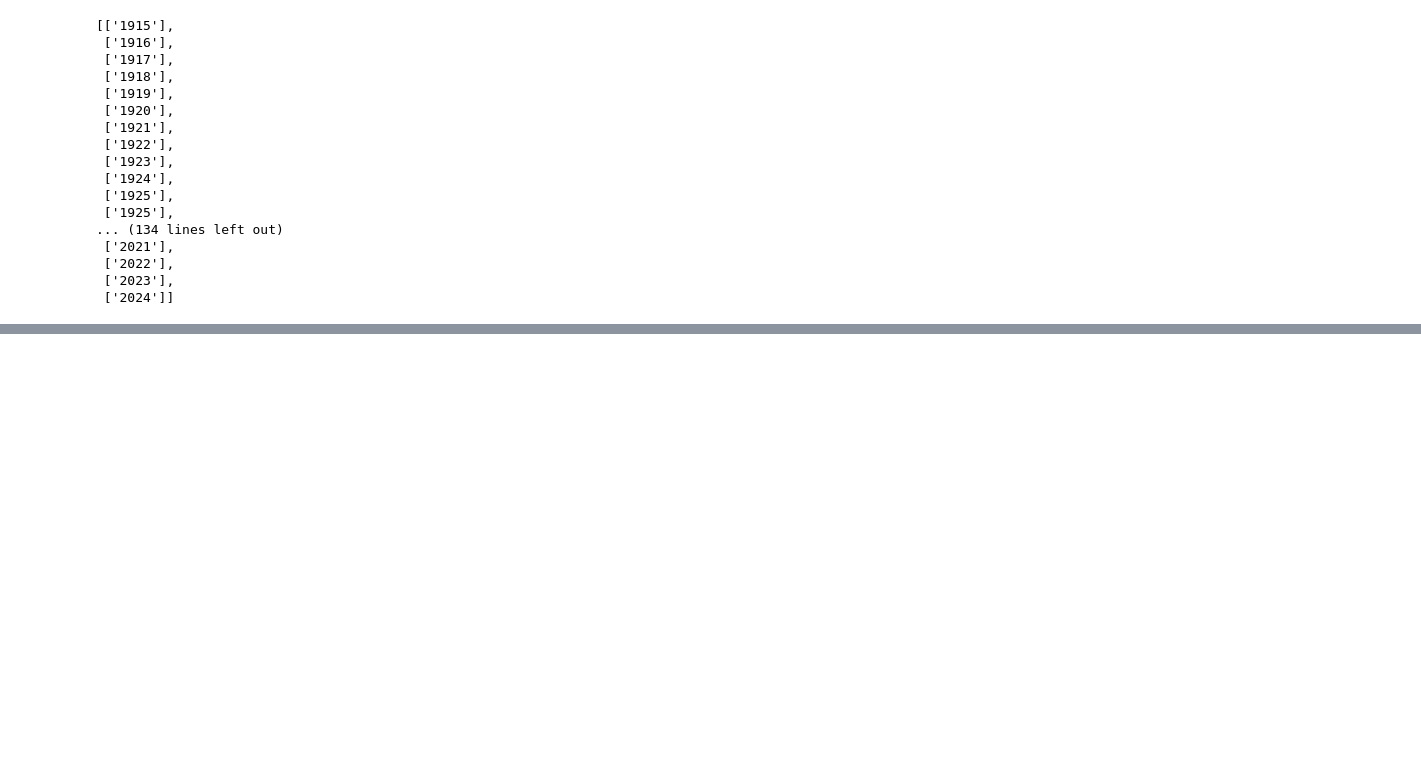
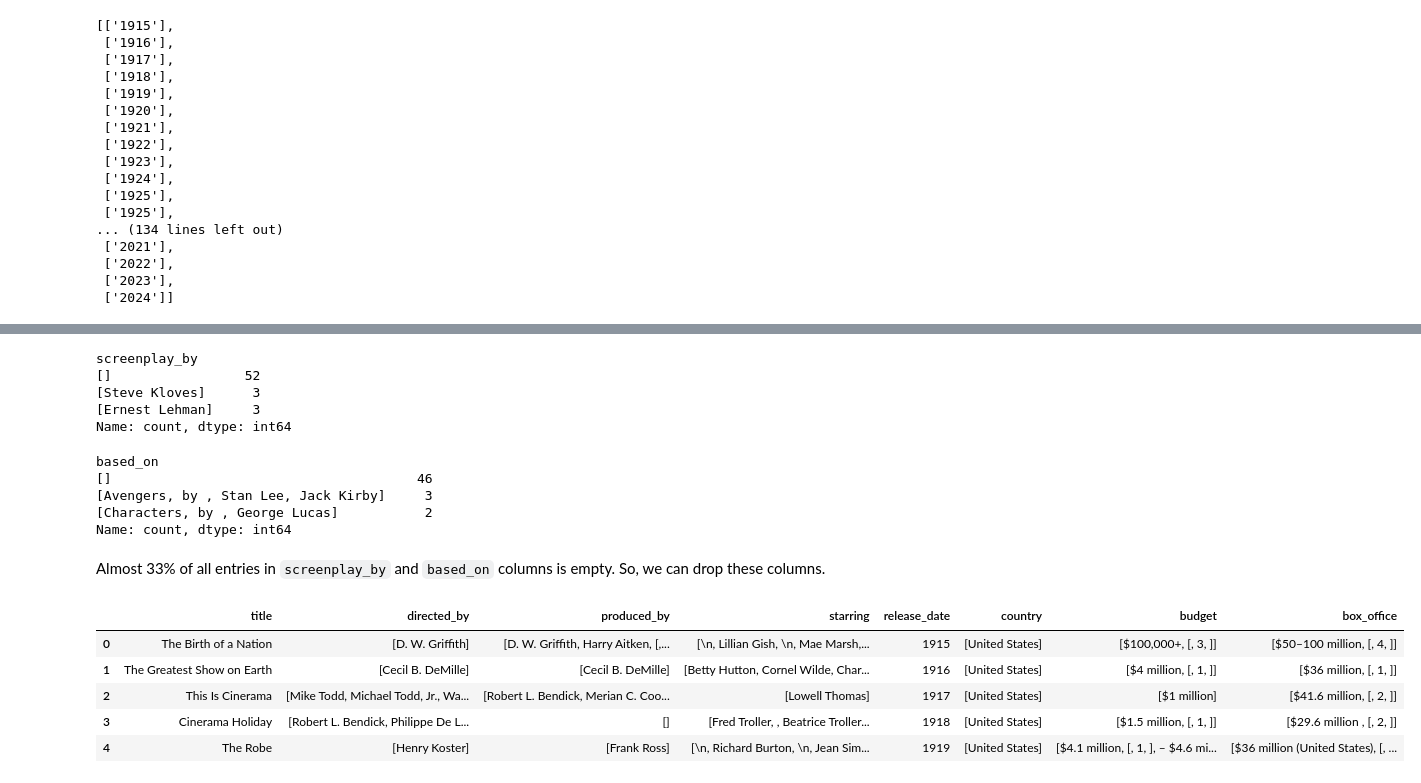
Before and after one commit to RelentlessViper/wikipedia_film_stats_parser, a Jupyter notebook: dwv_as1.ipynb, the cells around one changed output, grey strips where cells are left out. Saved outputs shown, nothing was run; the diff lists cells and outputs as text; code cells hidden in the pictures; blank space fills up the shorter version.

```diff
--- a/dwv_as1.ipynb
+++ b/dwv_as1.ipynb
@@ -240,3 +241,6 @@ df.head()
 | 2 | This Is Cinerama | [.mw-parser-output .plainlist ol,... | [] | [] | [Robert L. Bendick, Merian C. Coo... | [Lowell Thomas] | [1917] | [United States] | [$1 million] | ... |
 | 3 | Cinerama Holiday | [Robert L. Bendick, Philippe De L... | [] | [] | [] | [Fred Troller, , Beatrice Troller... | [1918] | [United States] | [$1.5 million, [, 1, ]] | ... |
 | 4 | The Robe | [Henry Koster] | [.mw-parser-output .plainlist ol,... | [The Robe, by , Lloyd C. Douglas] | [Frank Ross] | [\n, Richard Burton, \n, Jean Sim... | [1919] | [United States] | [$4.1 million, [, 1, ], – $4.6 mi... | ... |
+# %%
+# Unpack the release_date column
+df['release_date'] = df.loc[:, 'release_date'].apply(lambda x: x[0])
@@ -242,0 +279,15 @@ df.head()
+# %%
+# We need to remove unnecessary values from directed_by column
+
+stop_words = ['\n', ' ', '(uncredited)', ' (uncredited) ', ' (uncredited)', '(uncredited) ', ' (action sequences)', ' (action sequences) ', '(action sequences) ',
+                  '(action sequences)', ' (presented by) ', ' (presented by)', '(presented by) ', '(presented by)']
+
+def remove_stop_words(words: list[str], stop_words: list[str], length_threshold: int = 49) -> list[str]:
+    res = []
+    #length_threshold = len('.mw-parser-output .plainlist ol,.mw-parser-output')
+    for i in words:
+        if not (any(i in stop_word for stop_word in stop_words) or len(i) >= length_threshold or len(i) <= 2):
+            res.append(i)
+    return res
+
+df['directed_by'] = df.loc[:, 'directed_by'].apply(lambda x: remove_stop_words(x, stop_words))
@@ -242,0 +303,29 @@ df.head()
+# %%
+# Check the amount of empty elements in screenplay_by and based_on
+df.loc[:, 'screenplay_by'].value_counts()[:3]
+# %% [output]
+screenplay_by
+[]                 52
+[Steve Kloves]      3
+[Ernest Lehman]     3
+Name: count, dtype: int64
+# %%
+df.loc[:, 'based_on'].value_counts()[:3]
+# %% [output]
+based_on
+[]                                       46
+[Avengers, by , Stan Lee, Jack Kirby]     3
+[Characters, by , George Lucas]           2
+Name: count, dtype: int64
+# %% [markdown]
+Almost 33% of all entries in `screenplay_by` and `based_on` columns is empty. So, we can drop these columns.
+# %%
+df = df.drop(labels=["screenplay_by", "based_on"], axis=1)
+df.head()
+# %% [output]
+|  | title | directed_by | produced_by | starring | release_date | country | budget | box_office |
+| 0 | The Birth of a Nation | [D. W. Griffith] | [D. W. Griffith, Harry Aitken, [,... | [\n, Lillian Gish, \n, Mae Marsh,... | 1915 | [United States] | [$100,000+, [, 3, ]] | [$50–100 million, [, 4, ]] |
+| 1 | The Greatest Show on Earth | [Cecil B. DeMille] | [Cecil B. DeMille] | [Betty Hutton, Cornel Wilde, Char... | 1916 | [United States] | [$4 million, [, 1, ]] | [$36 million, [, 1, ]] |
+| 2 | This Is Cinerama | [Mike Todd, Michael Todd, Jr., Wa... | [Robert L. Bendick, Merian C. Coo... | [Lowell Thomas] | 1917 | [United States] | [$1 million] | [$41.6 million, [, 2, ]] |
+| 3 | Cinerama Holiday | [Robert L. Bendick, Philippe De L... | [] | [Fred Troller, , Beatrice Troller... | 1918 | [United States] | [$1.5 million, [, 1, ]] | [$29.6 million , [, 2, ]] |
+| 4 | The Robe | [Henry Koster] | [Frank Ross] | [\n, Richard Burton, \n, Jean Sim... | 1919 | [United States] | [$4.1 million, [, 1, ], – $4.6 mi... | [$36 million (United States), [, ... |
```
Also changed, not shown: parts of 34 cells of this notebook, 1 other file.
